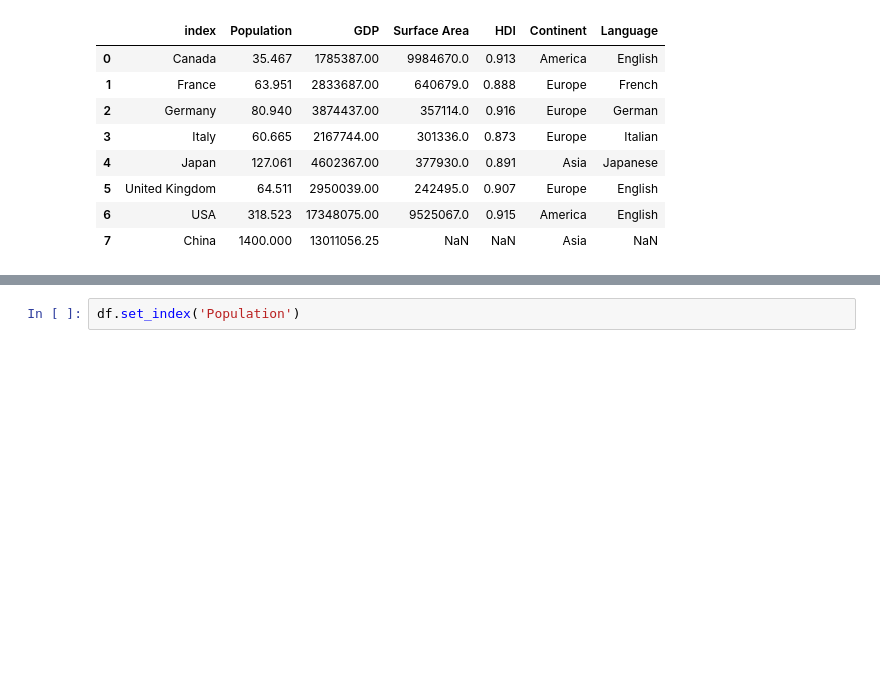
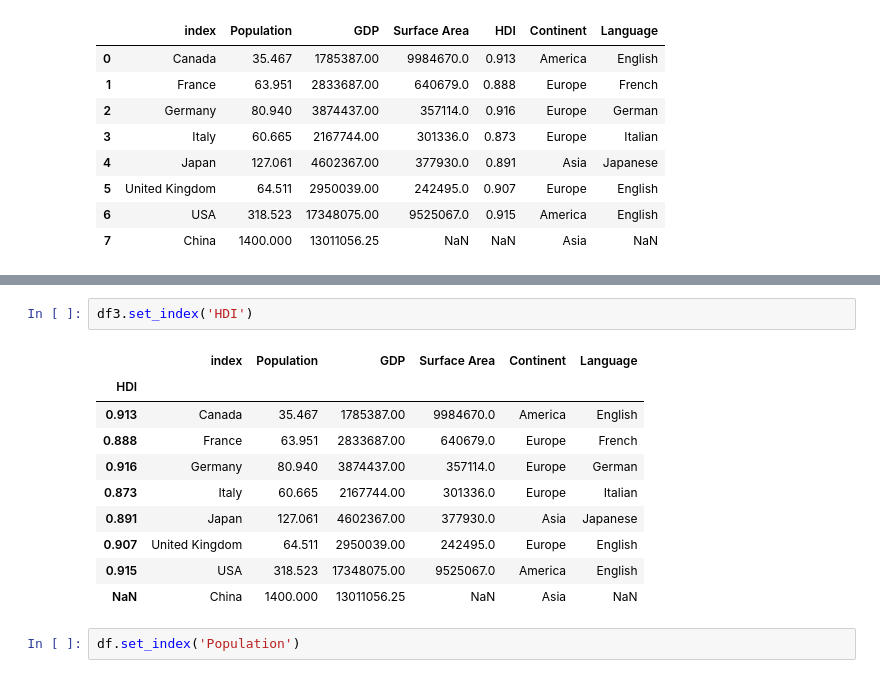
Before and after one commit to zhuowang0607/freecodecamp-intro-to-pandas, a Jupyter notebook: 3 - Pandas - DataFrames.ipynb, the cells around one changed output, grey strips where cells are left out. Drawn from its saved outputs; the diff is of its cells as text; blank space fills up the shorter version.

```diff
--- a/3 - Pandas - DataFrames.ipynb
+++ b/3 - Pandas - DataFrames.ipynb
@@ -950,3 +1166,16 @@ df3
+# %%
+df3.set_index('HDI')
+# %% [output]
+|  | index | Population | GDP | Surface Area | Continent | Language |
+| HDI |  |  |  |  |  |  |
+| 0.913 | Canada | 35.467 | 1785387.00 | 9984670.0 | America | English |
+| 0.888 | France | 63.951 | 2833687.00 | 640679.0 | Europe | French |
+| 0.916 | Germany | 80.940 | 3874437.00 | 357114.0 | Europe | German |
+| 0.873 | Italy | 60.665 | 2167744.00 | 301336.0 | Europe | Italian |
+| 0.891 | Japan | 127.061 | 4602367.00 | 377930.0 | Asia | Japanese |
+| 0.907 | United Kingdom | 64.511 | 2950039.00 | 242495.0 | Europe | English |
+| 0.915 | USA | 318.523 | 17348075.00 | 9525067.0 | America | English |
+| NaN | China | 1400.000 | 13011056.25 | NaN | Asia | NaN |
 # %%
 df.set_index('Population')
 # %% [output]
```
Also changed, not shown: parts of 72 cells of this notebook.
